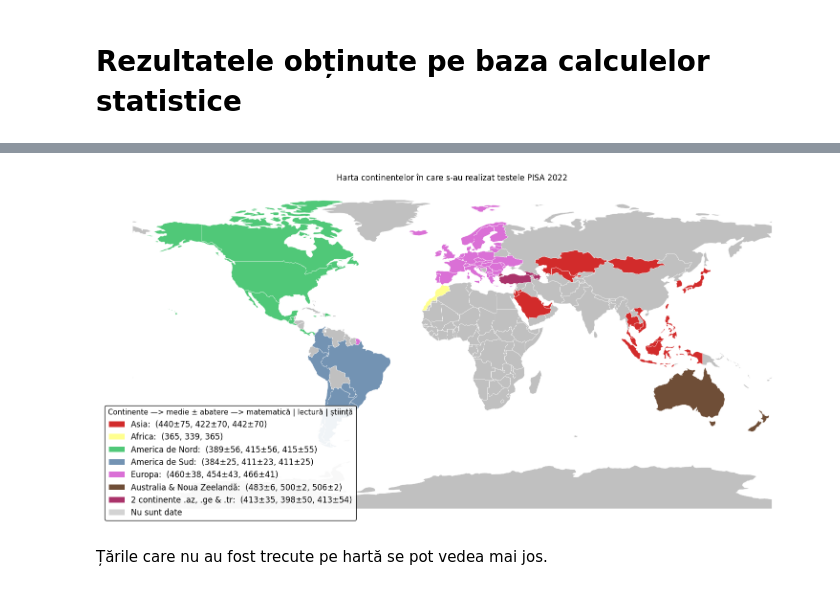
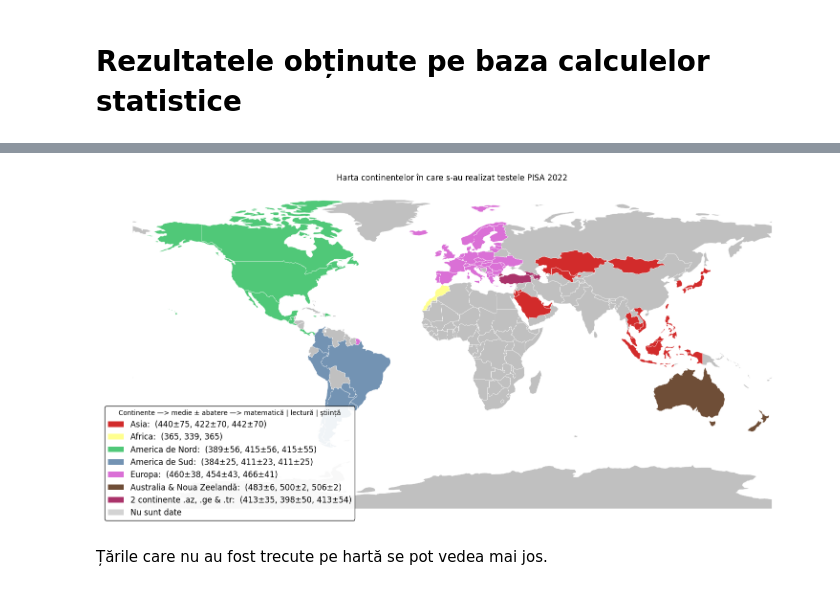
Before and after one commit to v1ctoras/PVDP_Examen, a Jupyter notebook: proiectEXAMEN.ipynb, the cells around one changed output, grey strips where cells are left out. Saved outputs shown, nothing was run; the diff lists cells and outputs as text; code cells hidden in the pictures.

```diff
--- a/proiectEXAMEN.ipynb
+++ b/proiectEXAMEN.ipynb
@@ -318,35 +318,35 @@ valori_continent = {
 }
 
 # adăugare hartă
 url = "https://naturalearth.s3.amazonaws.com/110m_cultural/ne_110m_admin_0_countries.zip"
 lume = gpd.read_file(url)
 
 # umplure țări cu lipsă date
 lume['Continent'] = lume['NAME'].map(harta).fillna('Nu sunt date')
 # umplure continente cu culori alese
 lume['color'] = lume['Continent'].map(harta_culoare)
 
 # setare figură
 fig, ax = plt.subplots(figsize=(15, 10))
 lume.plot(ax=ax, color=lume['color'], edgecolor='white', linewidth=0.4)
 
 # elemente legendei
 elemente_legenda = [
     Patch(facecolor=harta_culoare[c], label=f"{c}:  {valori_continent[c]}")
     for c in valori_continent
 ]
 elemente_legenda.append(Patch(facecolor='#d3d3d3', label='Nu sunt date'))
 
 ax.legend(handles=elemente_legenda, loc='lower left', fontsize=12,
-          title='Continente —> medie ± abatere —> matematică | lectură | știință', title_fontsize=11,
+          title='Continente —> medie ± abatere —> matematică | lectură | știință', title_fontsize=10,
           framealpha=0.9, edgecolor='black')
 
 ax.set_title('Harta continentelor în care s-au realizat testele PISA 2022')
 ax.axis('off')
 plt.tight_layout()
 plt.show()
 # %% [output]
-[figure, old version]
+[figure, new version]
 # %% [markdown]
 Țările care nu au fost trecute pe hartă se pot vedea mai jos.
 # %%
```
Also changed, not shown: parts of 3 cells of this notebook.
